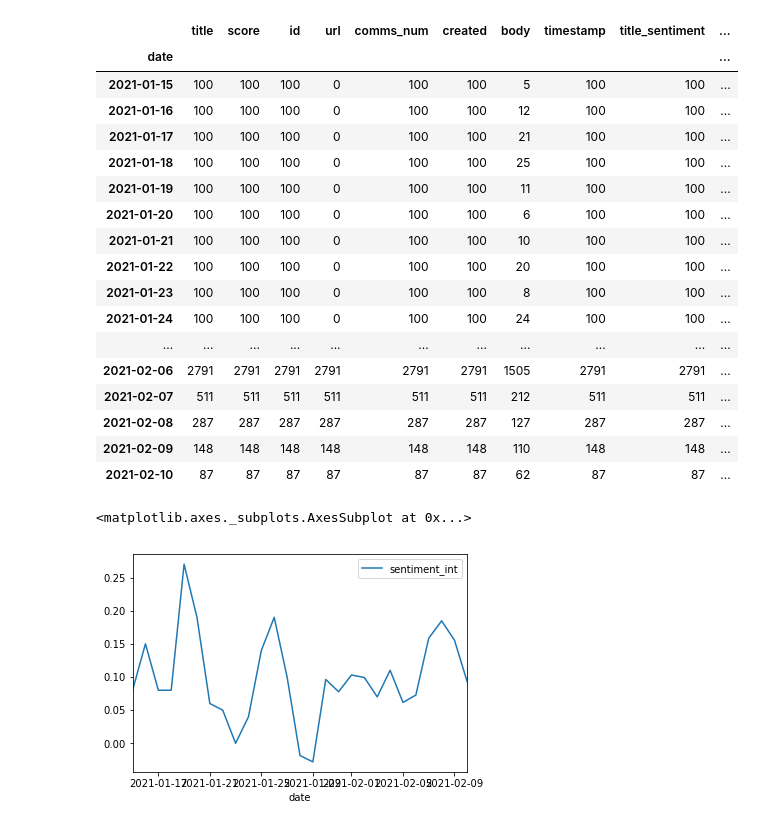
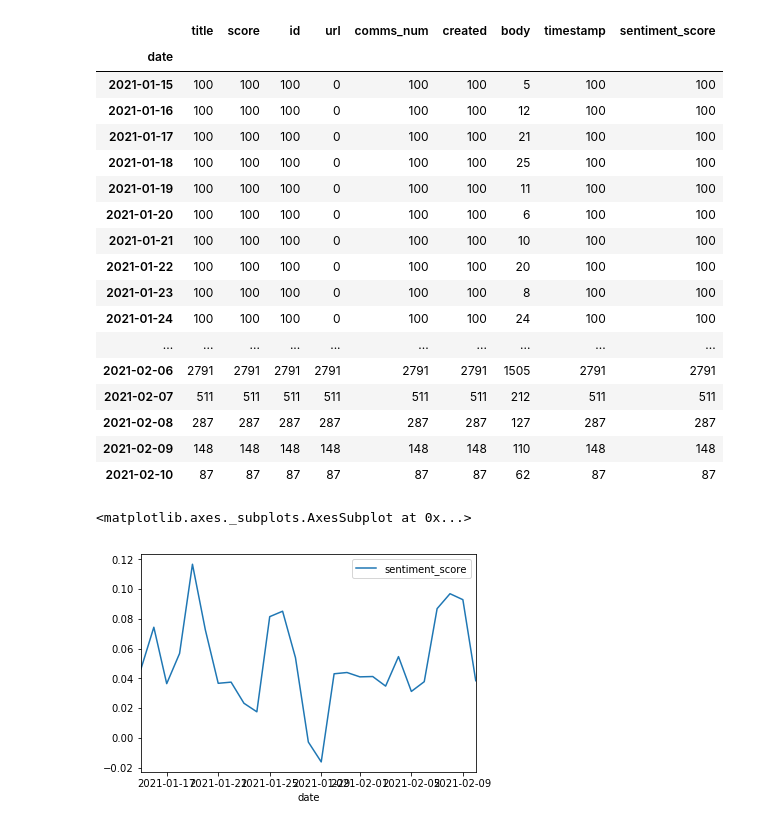
Before and after one commit to vweinblatt123/CF-Project1, a Jupyter notebook: Victor/reddit_processing.ipynb, the cells around one changed output. Cells and saved outputs as stored; diff of their text form; code cells hidden in the pictures.

```diff
--- a/Victor/reddit_processing.ipynb
+++ b/Victor/reddit_processing.ipynb
@@ -17,0 +43,20 @@ data_df = pd.concat([data_df2, data_df1], axis = "rows", join = "inner")
+# %%
+sia = SentimentIntensityAnalyzer()
+def find_sentiment(post):
+    if sia.polarity_scores(post)["compound"] > 0:
+        return "Positive"
+    elif sia.polarity_scores(post)["compound"] < 0:
+        return "Negative"
+    else:
+        return "Neutral"
+
+def find_score(post):
+    return (sia.polarity_scores(post)["compound"])
+
+def sentiment_to_int(x):
+    if(x=="Positive"):
+        return 1
+    elif(x=="Negative"):
+        return -1
+    else:
+        return 0
@@ -18,3 +80,6 @@ data_df = pd.concat([data_df2, data_df1], axis = "rows", join = "inner")
+# %%
+#data_df['title_sentiment'] = data_df['title'].apply(lambda x: find_sentiment(x))
+data_df['sentiment_score'] = data_df['title'].apply(lambda x: find_score(x))
 # %%
 data_df.head()
 # %% [output]
@@ -76,4 +91,0 @@ data_df['date'] = pd.to_datetime(data_df["timestamp"]).dt.date
-# %%
-data_df['title_sentiment'] = data_df['title'].apply(lambda x: find_sentiment(x))
-data_df['sentiment_int']   = data_df['title_sentiment'].apply(lambda x: sentiment_to_int(x))
-#plot_sentiment(data_df, 'title_sentiment', 'Title')
@@ -89,28 +92,28 @@ data_df.head()
 # %%
-sentiment_ints = pd.DataFrame(data_df.groupby("date").mean()['sentiment_int'])
+sentiment_score = pd.DataFrame(data_df.groupby("date").mean()['sentiment_score'])
 # %%
 data_df.groupby("date").count()
 # %% [output]
-|  | title | score | id | url | comms_num | created | body | timestamp | title_sentiment | ... |
-| date |  |  |  |  |  |  |  |  |  | ... |
-| 2021-01-15 | 100 | 100 | 100 | 0 | 100 | 100 | 5 | 100 | 100 | ... |
-| 2021-01-16 | 100 | 100 | 100 | 0 | 100 | 100 | 12 | 100 | 100 | ... |
-| 2021-01-17 | 100 | 100 | 100 | 0 | 100 | 100 | 21 | 100 | 100 | ... |
-| 2021-01-18 | 100 | 100 | 100 | 0 | 100 | 100 | 25 | 100 | 100 | ... |
-| 2021-01-19 | 100 | 100 | 100 | 0 | 100 | 100 | 11 | 100 | 100 | ... |
-| 2021-01-20 | 100 | 100 | 100 | 0 | 100 | 100 | 6 | 100 | 100 | ... |
-| 2021-01-21 | 100 | 100 | 100 | 0 | 100 | 100 | 10 | 100 | 100 | ... |
-| 2021-01-22 | 100 | 100 | 100 | 0 | 100 | 100 | 20 | 100 | 100 | ... |
-| 2021-01-23 | 100 | 100 | 100 | 0 | 100 | 100 | 8 | 100 | 100 | ... |
-| 2021-01-24 | 100 | 100 | 100 | 0 | 100 | 100 | 24 | 100 | 100 | ... |
-| ... | ... | ... | ... | ... | ... | ... | ... | ... | ... | ... |
-| 2021-02-06 | 2791 | 2791 | 2791 | 2791 | 2791 | 2791 | 1505 | 2791 | 2791 | ... |
-| 2021-02-07 | 511 | 511 | 511 | 511 | 511 | 511 | 212 | 511 | 511 | ... |
-| 2021-02-08 | 287 | 287 | 287 | 287 | 287 | 287 | 127 | 287 | 287 | ... |
-| 2021-02-09 | 148 | 148 | 148 | 148 | 148 | 148 | 110 | 148 | 148 | ... |
-| 2021-02-10 | 87 | 87 | 87 | 87 | 87 | 87 | 62 | 87 | 87 | ... |
+|  | title | score | id | url | comms_num | created | body | timestamp | sentiment_score |
+| date |  |  |  |  |  |  |  |  |  |
+| 2021-01-15 | 100 | 100 | 100 | 0 | 100 | 100 | 5 | 100 | 100 |
+| 2021-01-16 | 100 | 100 | 100 | 0 | 100 | 100 | 12 | 100 | 100 |
+| 2021-01-17 | 100 | 100 | 100 | 0 | 100 | 100 | 21 | 100 | 100 |
+| 2021-01-18 | 100 | 100 | 100 | 0 | 100 | 100 | 25 | 100 | 100 |
+| 2021-01-19 | 100 | 100 | 100 | 0 | 100 | 100 | 11 | 100 | 100 |
+| 2021-01-20 | 100 | 100 | 100 | 0 | 100 | 100 | 6 | 100 | 100 |
+| 2021-01-21 | 100 | 100 | 100 | 0 | 100 | 100 | 10 | 100 | 100 |
+| 2021-01-22 | 100 | 100 | 100 | 0 | 100 | 100 | 20 | 100 | 100 |
+| 2021-01-23 | 100 | 100 | 100 | 0 | 100 | 100 | 8 | 100 | 100 |
+| 2021-01-24 | 100 | 100 | 100 | 0 | 100 | 100 | 24 | 100 | 100 |
+| ... | ... | ... | ... | ... | ... | ... | ... | ... | ... |
+| 2021-02-06 | 2791 | 2791 | 2791 | 2791 | 2791 | 2791 | 1505 | 2791 | 2791 |
+| 2021-02-07 | 511 | 511 | 511 | 511 | 511 | 511 | 212 | 511 | 511 |
+| 2021-02-08 | 287 | 287 | 287 | 287 | 287 | 287 | 127 | 287 | 287 |
+| 2021-02-09 | 148 | 148 | 148 | 148 | 148 | 148 | 110 | 148 | 148 |
+| 2021-02-10 | 87 | 87 | 87 | 87 | 87 | 87 | 62 | 87 | 87 |
 # %%
-sentiment_ints.plot()
+sentiment_score.plot()
 # %% [output]
 <matplotlib.axes._subplots.AxesSubplot at 0x...>
-[figure, old version]
+[figure, new version]
```
Also changed, not shown: parts of 20 cells of this notebook, 8 other files.
